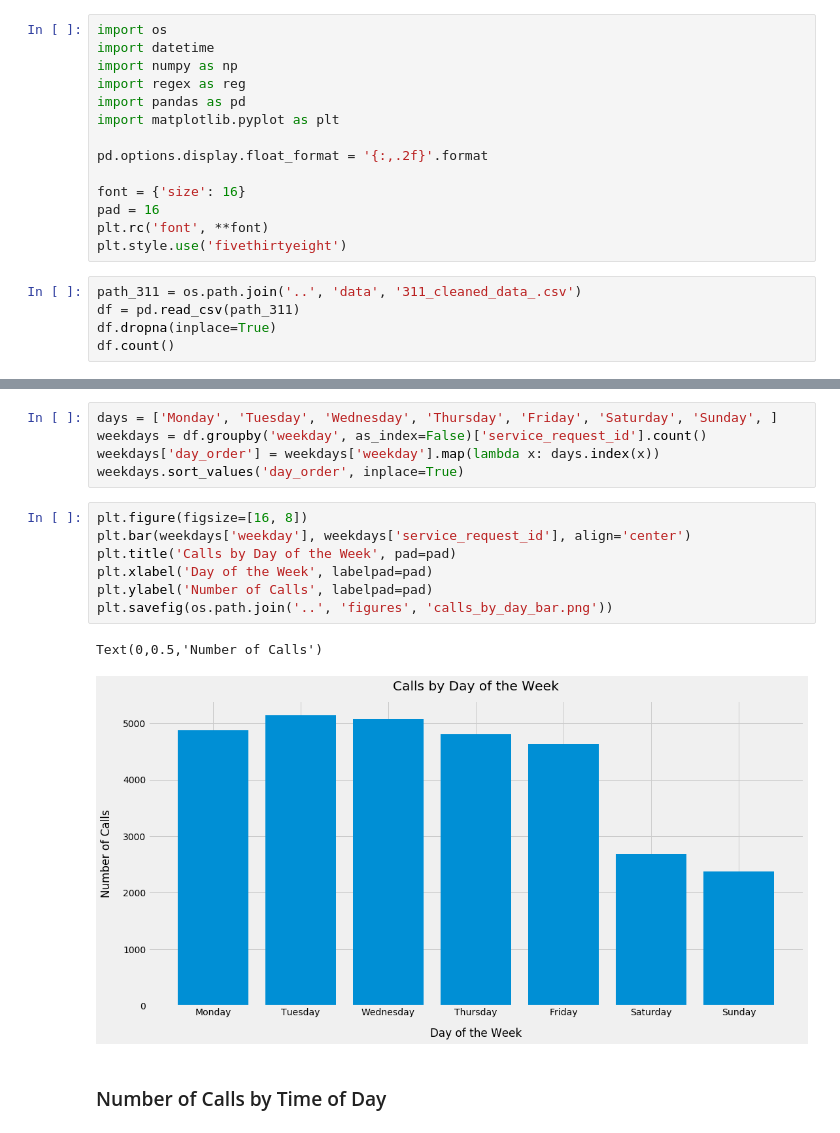
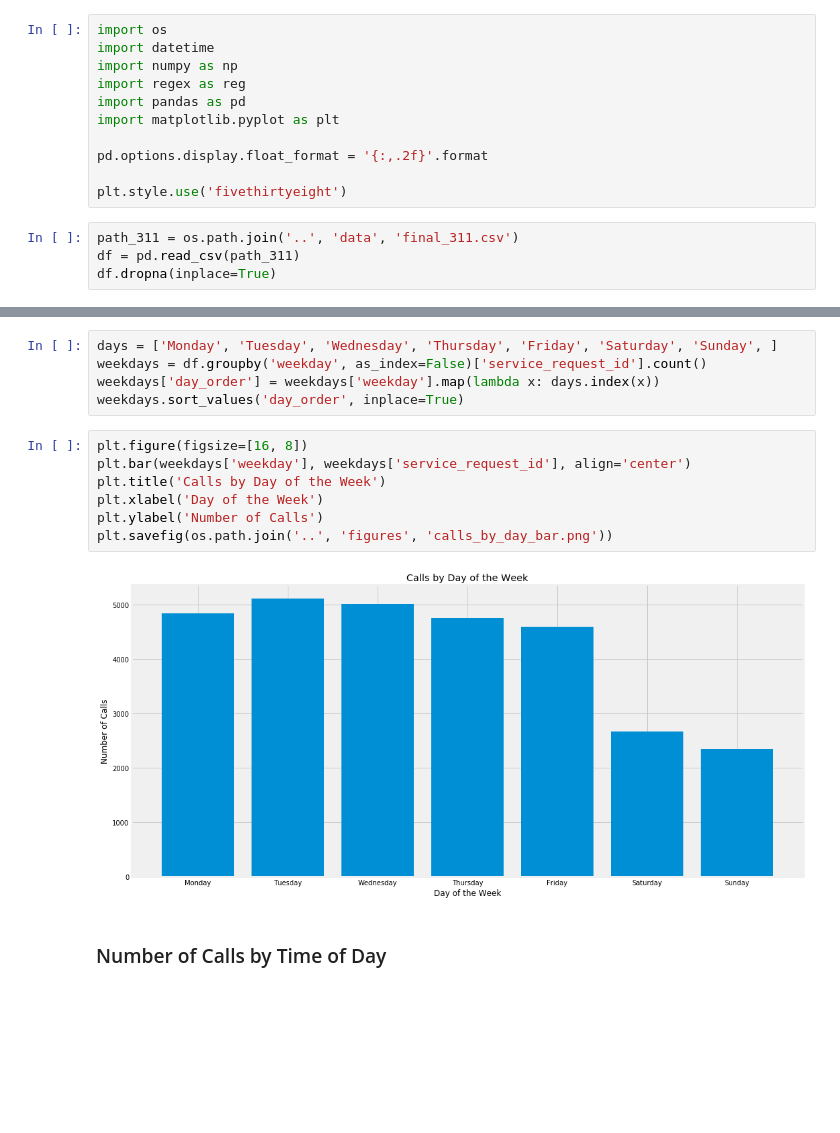
Before and after one commit to farhadOmidvar/311-San-Diego, a Jupyter notebook: notebooks/charts_all.ipynb, the cells around one changed output, grey strips where cells are left out. Drawn from its saved outputs; the diff is of its cells as text; blank space fills up the shorter version.

```diff
--- a/notebooks/charts_all.ipynb
+++ b/notebooks/charts_all.ipynb
@@ -17,12 +17,8 @@ import matplotlib.pyplot as plt
 
 pd.options.display.float_format = '{:,.2f}'.format
 
-font = {'size': 16}
-pad = 16
-plt.rc('font', **font)
 plt.style.use('fivethirtyeight')
 # %%
-path_311 = os.path.join('..', 'data', '311_cleaned_data_.csv')
+path_311 = os.path.join('..', 'data', 'final_311.csv')
 df = pd.read_csv(path_311)
 df.dropna(inplace=True)
-df.count()
@@ -95,13 +51,12 @@ weekdays.sort_values('day_order', inplace=True)
 # %%
 plt.figure(figsize=[16, 8])
 plt.bar(weekdays['weekday'], weekdays['service_request_id'], align='center')
-plt.title('Calls by Day of the Week', pad=pad)
-plt.xlabel('Day of the Week', labelpad=pad)
-plt.ylabel('Number of Calls', labelpad=pad)
+plt.title('Calls by Day of the Week')
+plt.xlabel('Day of the Week')
+plt.ylabel('Number of Calls')
 plt.savefig(os.path.join('..', 'figures', 'calls_by_day_bar.png'))
 # %% [output]
-Text(0,0.5,'Number of Calls')
-[figure, old version]
+[figure, new version]
 # %% [markdown]
 ### Number of Calls by Time of Day
 # %% [markdown]
```
Also changed, not shown: parts of 18 cells of this notebook, 5 other files.
